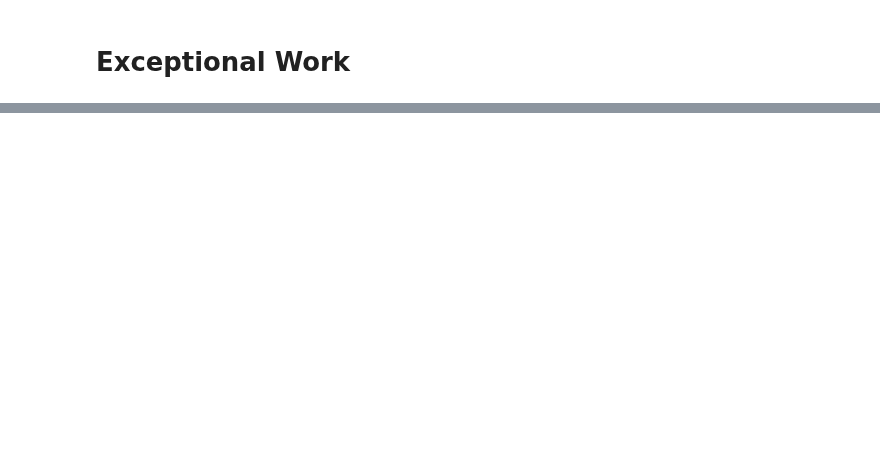
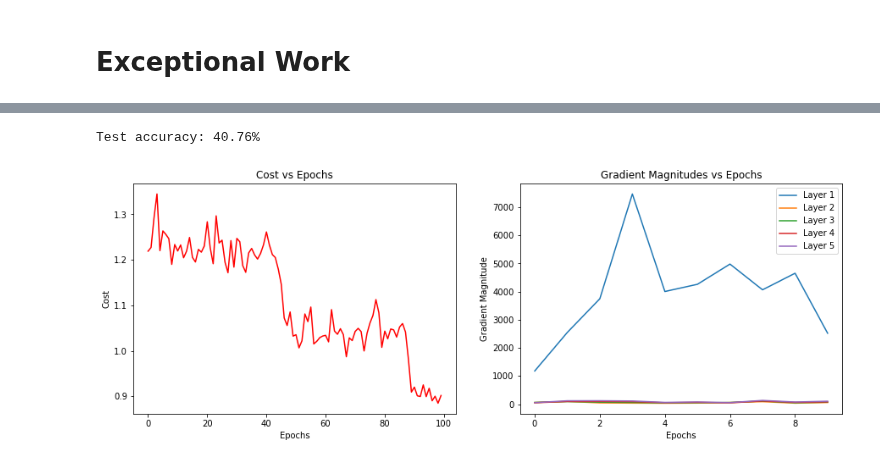
Before and after one commit to RayaanJIrani/MLLab4MultiLayerPerceptron, a Jupyter notebook: main.ipynb, the cells around one changed output, grey strips where cells are left out. Drawn from its saved outputs; the diff is of its cells as text; code cells hidden in the pictures; blank space fills up the shorter version.

```diff
--- a/main.ipynb
+++ b/main.ipynb
@@ -865,0 +974,18 @@ Test accuracy: 71.36%
+# %%
+y_pred = model8.predict(X_test)
+print('Test accuracy: %.2f%%' % (accuracy_score(y_test, y_pred)*100))
+fig, (ax1, ax2) = plt.subplots(1, 2, figsize=(15,5))
+ax1.plot(range(len(cost_avgs)), cost_avgs, color='red')
+ax1.set_ylabel('Cost')
+ax1.set_xlabel('Epochs')
+ax1.set_title('Cost vs Epochs')
+for i in range(len(model8.w_grad_)):
+    ax2.plot(range(len(model8.w_grad_[i])), model8.w_grad_[i], label="Layer {}".format(i+1))
+ax2.set_ylabel('Gradient Magnitude')
+ax2.set_xlabel('Epochs')
+ax2.set_title('Gradient Magnitudes vs Epochs')
+ax2.legend()
+plt.show()
+# %% [output]
+Test accuracy: 40.76%
+[figure, added]
```
Also changed, not shown: parts of 12 cells of this notebook.
